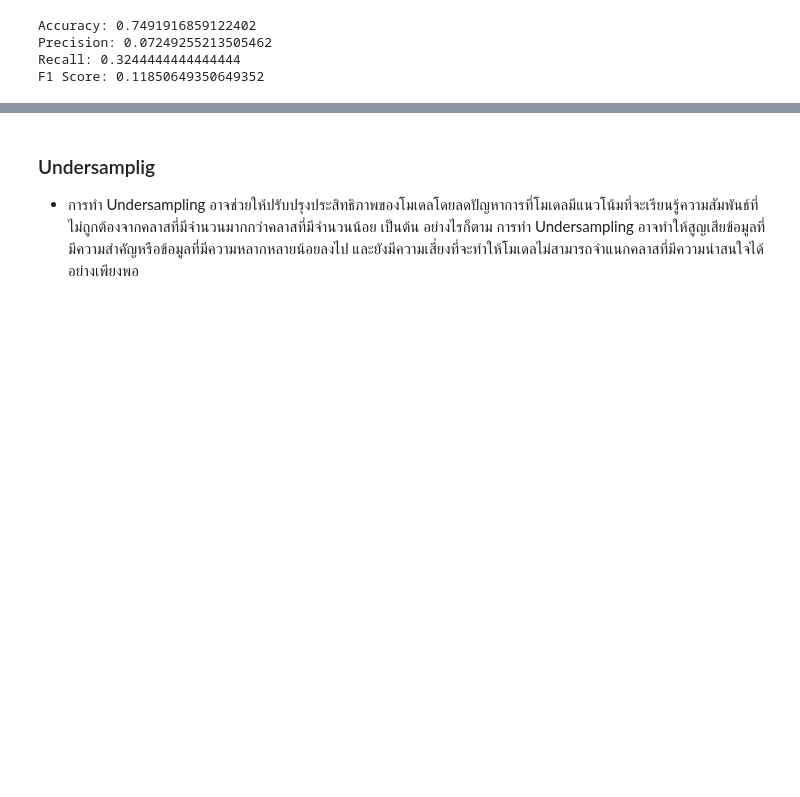
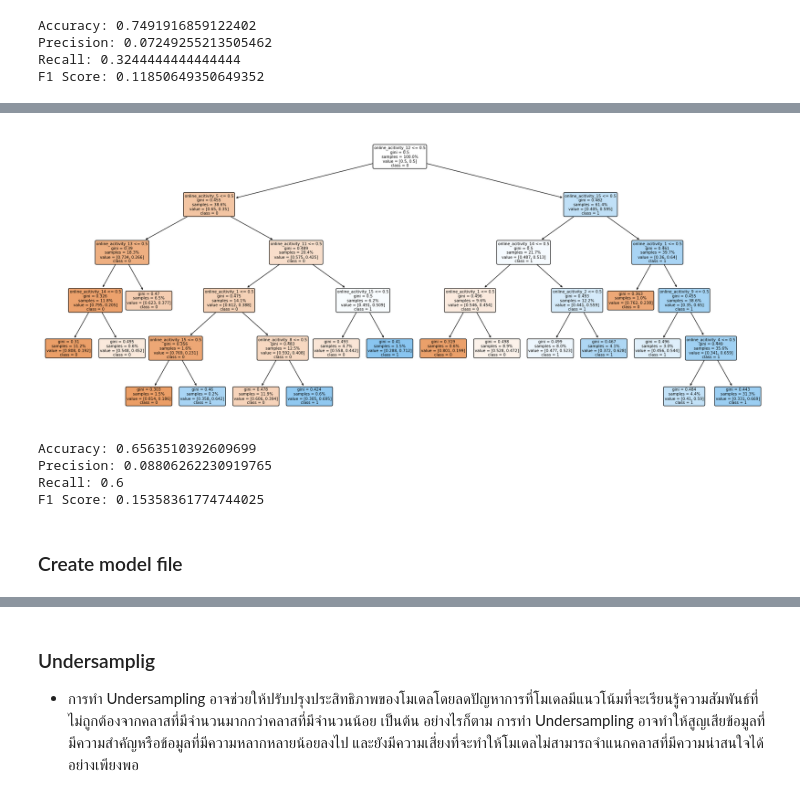
Before and after one commit to Jindapornphopomee/BSC_DPDM23, a Jupyter notebook: Internet.ipynb, the cells around one changed output, grey strips where cells are left out. Saved outputs shown, nothing was run; the diff lists cells and outputs as text; code cells hidden in the pictures; blank space fills up the shorter version.

```diff
--- a/Internet.ipynb
+++ b/Internet.ipynb
@@ -259,0 +424,38 @@ F1 Score: 0.11850649350649352
+# %%
+import matplotlib.pyplot as plt
+from sklearn.tree import plot_tree
+
+
+# ฝึกโมเดล Decision Tree
+tree_over = DecisionTreeClassifier(random_state=0, criterion='gini', max_depth=5, max_features=None, max_leaf_nodes=17, min_samples_leaf=1, min_samples_split=3)
+tree_over.fit(X_train_over, y_train_over)
+
+
+# สร้างรูปภาพของต้นไม้
+plt.figure(figsize=(25,10))
+plot_tree(tree_over, filled=True, feature_names=X_train_over.columns, class_names=['0', '1'], proportion=True, rounded=True)
+plt.show()
+# %% [output]
+[figure, added]
+# %%
+# Perform predictions on the test set
+y_pred = tree_over.predict(X_test_OU)
+
+# Calculate evaluation metrics
+accuracy = accuracy_score(y_test_OU, y_pred)
+precision = precision_score(y_test_OU, y_pred)
+recall = recall_score(y_test_OU, y_pred)
+f1 = f1_score(y_test_OU, y_pred)
+
+# Print evaluation metrics
+print("Accuracy:", accuracy)
+print("Precision:", precision)
+print("Recall:", recall)
+print("F1 Score:", f1)
+# %% [output]
+Accuracy: 0.6563510392609699
+Precision: 0.08806262230919765
+Recall: 0.6
+F1 Score: 0.15358361774744025
+# %% [markdown]
+### Create model file
```
Also changed, not shown: parts of 93 cells of this notebook.
